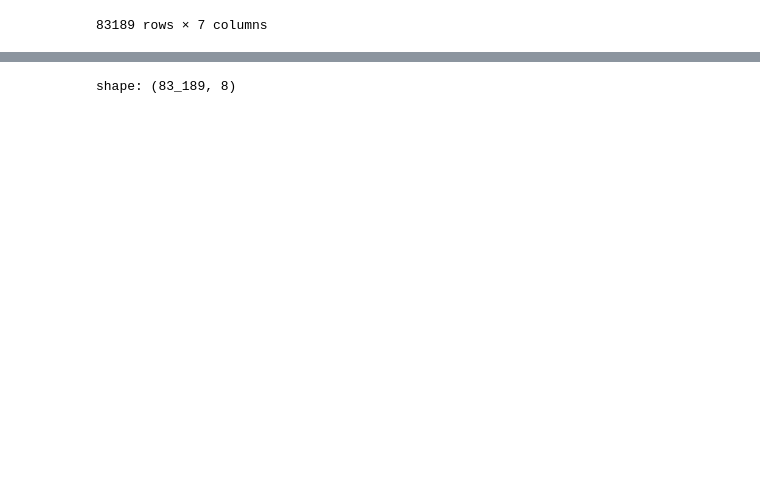
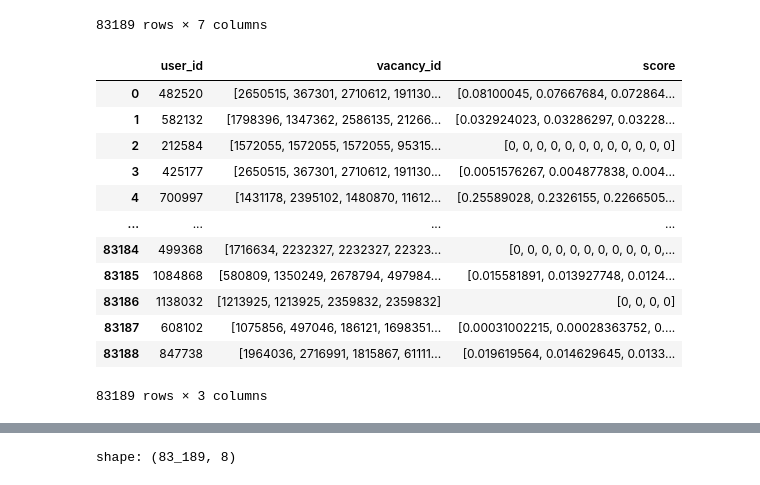
Before and after one commit to Dmitri00/hh_ru_recsys_2024, a Jupyter notebook: hh_recsys_eda.ipynb, the cells around one changed output, grey strips where cells are left out. Drawn from its saved outputs; the diff is of its cells as text; code cells hidden in the pictures; blank space fills up the shorter version.

```diff
--- a/hh_recsys_eda.ipynb
+++ b/hh_recsys_eda.ipynb
@@ -433,6 +446,22 @@ test
 | 83187 | u_608102 | s_18813020 | [v_933773, v_933773, v_2021127, v... | [3, 2, 2, 2, 2, 1, 2] | [2023-11-16T15:40:09.408000000, 2... | 608102 | [933773, 933773, 2021127, 1508520... |
 | 83188 | u_847738 | s_7662913 | [v_875568, v_2677852, v_1562269, ... | [2, 2, 2, 2, 2, 2, 2, 2, 2, 2, 1,... | [2023-11-17T13:34:03.386000000, 2... | 847738 | [875568, 2677852, 1562269, 254840... |
 83189 rows × 7 columns
+# %%
+predicts.rename({'items':'vacancy_id'}, axis=1)
+# %% [output]
+|  | user_id | vacancy_id | score |
+| 0 | 482520 | [2650515, 367301, 2710612, 191130... | [0.08100045, 0.07667684, 0.072864... |
+| 1 | 582132 | [1798396, 1347362, 2586135, 21266... | [0.032924023, 0.03286297, 0.03228... |
+| 2 | 212584 | [1572055, 1572055, 1572055, 95315... | [0, 0, 0, 0, 0, 0, 0, 0, 0, 0, 0, 0] |
+| 3 | 425177 | [2650515, 367301, 2710612, 191130... | [0.0051576267, 0.004877838, 0.004... |
+| 4 | 700997 | [1431178, 2395102, 1480870, 11612... | [0.25589028, 0.2326155, 0.2266505... |
+| ... | ... | ... | ... |
+| 83184 | 499368 | [1716634, 2232327, 2232327, 22323... | [0, 0, 0, 0, 0, 0, 0, 0, 0, 0, 0,... |
+| 83185 | 1084868 | [580809, 1350249, 2678794, 497984... | [0.015581891, 0.013927748, 0.0124... |
+| 83186 | 1138032 | [1213925, 1213925, 2359832, 2359832] | [0, 0, 0, 0] |
+| 83187 | 608102 | [1075856, 497046, 186121, 1698351... | [0.00031002215, 0.00028363752, 0.... |
+| 83188 | 847738 | [1964036, 2716991, 1815867, 61111... | [0.019619564, 0.014629645, 0.0133... |
+83189 rows × 3 columns
 # %%
 als_dataset_pipeline.inverse_transform(predicts.rename({'items':'vacancy_id'}, axis=1))
 # %% [output]
```
Also changed, not shown: parts of 5 cells of this notebook.
